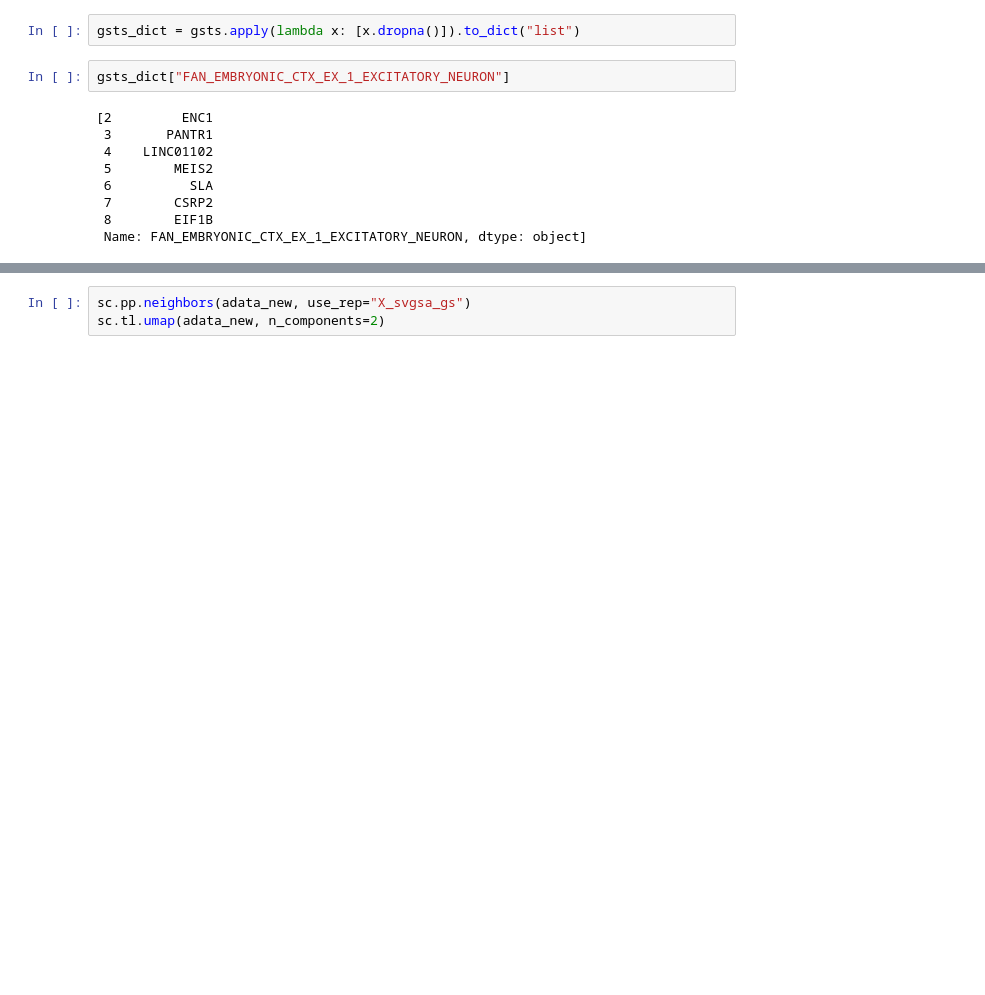
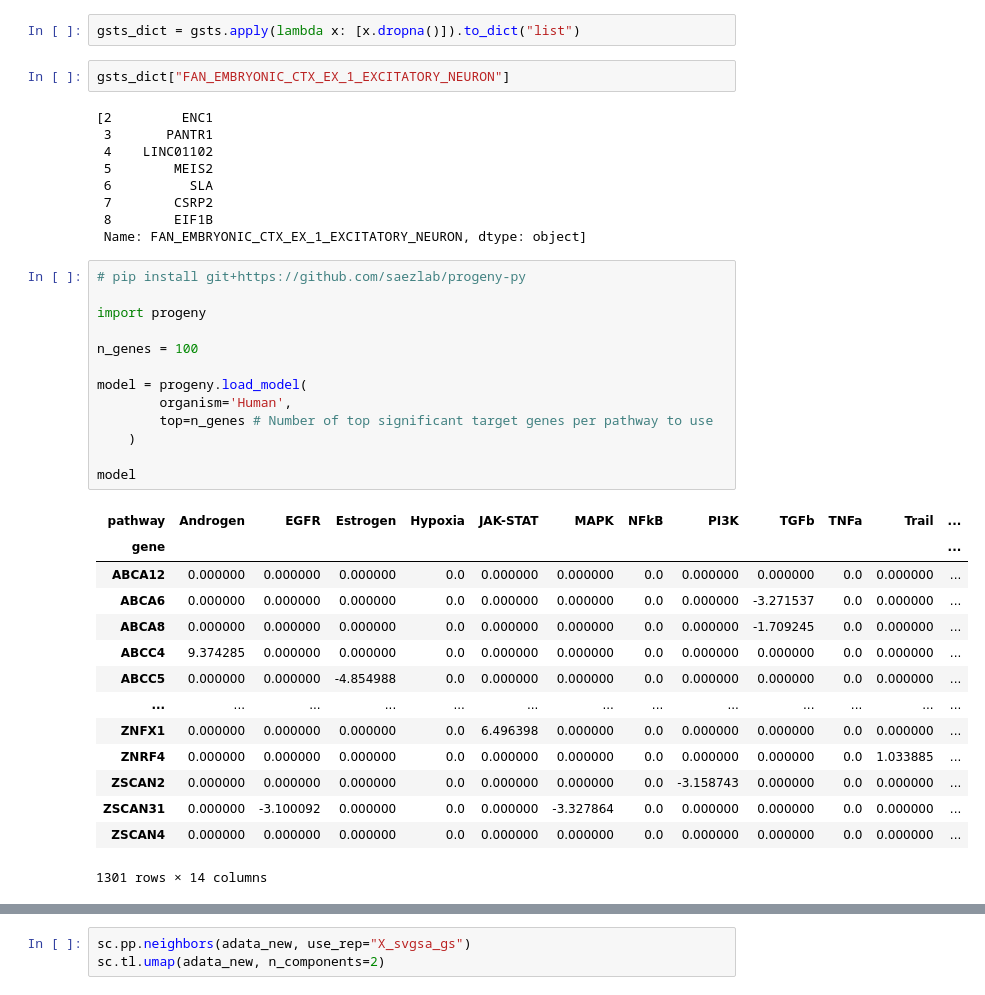
Before and after one commit to LorenzoTaroni/DeepGSEA, a Jupyter notebook: example.ipynb, the cells around one changed output, grey strips where cells are left out. Saved outputs shown, nothing was run; the diff lists cells and outputs as text; blank space fills up the shorter version.

```diff
--- a/example.ipynb
+++ b/example.ipynb
@@ -79,3 +95,31 @@ gsts_dict["FAN_EMBRYONIC_CTX_EX_1_EXCITATORY_NEURON"]
  7        CSRP2
  8        EIF1B
  Name: FAN_EMBRYONIC_CTX_EX_1_EXCITATORY_NEURON, dtype: object]
+# %%
+# pip install git+https://github.com/saezlab/progeny-py
+
+import progeny
+
+n_genes = 100
+
+model = progeny.load_model(
+        organism='Human',
+        top=n_genes # Number of top significant target genes per pathway to use
+    )
+
+model
+# %% [output]
+| pathway | Androgen | EGFR | Estrogen | Hypoxia | JAK-STAT | MAPK | NFkB | PI3K | TGFb | TNFa | Trail | ... |
+| gene |  |  |  |  |  |  |  |  |  |  |  | ... |
+| ABCA12 | 0.000000 | 0.000000 | 0.000000 | 0.0 | 0.000000 | 0.000000 | 0.0 | 0.000000 | 0.000000 | 0.0 | 0.000000 | ... |
+| ABCA6 | 0.000000 | 0.000000 | 0.000000 | 0.0 | 0.000000 | 0.000000 | 0.0 | 0.000000 | -3.271537 | 0.0 | 0.000000 | ... |
+| ABCA8 | 0.000000 | 0.000000 | 0.000000 | 0.0 | 0.000000 | 0.000000 | 0.0 | 0.000000 | -1.709245 | 0.0 | 0.000000 | ... |
+| ABCC4 | 9.374285 | 0.000000 | 0.000000 | 0.0 | 0.000000 | 0.000000 | 0.0 | 0.000000 | 0.000000 | 0.0 | 0.000000 | ... |
+| ABCC5 | 0.000000 | 0.000000 | -4.854988 | 0.0 | 0.000000 | 0.000000 | 0.0 | 0.000000 | 0.000000 | 0.0 | 0.000000 | ... |
+| ... | ... | ... | ... | ... | ... | ... | ... | ... | ... | ... | ... | ... |
+| ZNFX1 | 0.000000 | 0.000000 | 0.000000 | 0.0 | 6.496398 | 0.000000 | 0.0 | 0.000000 | 0.000000 | 0.0 | 0.000000 | ... |
+| ZNRF4 | 0.000000 | 0.000000 | 0.000000 | 0.0 | 0.000000 | 0.000000 | 0.0 | 0.000000 | 0.000000 | 0.0 | 1.033885 | ... |
+| ZSCAN2 | 0.000000 | 0.000000 | 0.000000 | 0.0 | 0.000000 | 0.000000 | 0.0 | -3.158743 | 0.000000 | 0.0 | 0.000000 | ... |
+| ZSCAN31 | 0.000000 | -3.100092 | 0.000000 | 0.0 | 0.000000 | -3.327864 | 0.0 | 0.000000 | 0.000000 | 0.0 | 0.000000 | ... |
+| ZSCAN4 | 0.000000 | 0.000000 | 0.000000 | 0.0 | 0.000000 | 0.000000 | 0.0 | 0.000000 | 0.000000 | 0.0 | 0.000000 | ... |
+1301 rows × 14 columns
```
Also changed, not shown: parts of 14 cells of this notebook, 1 other file.
